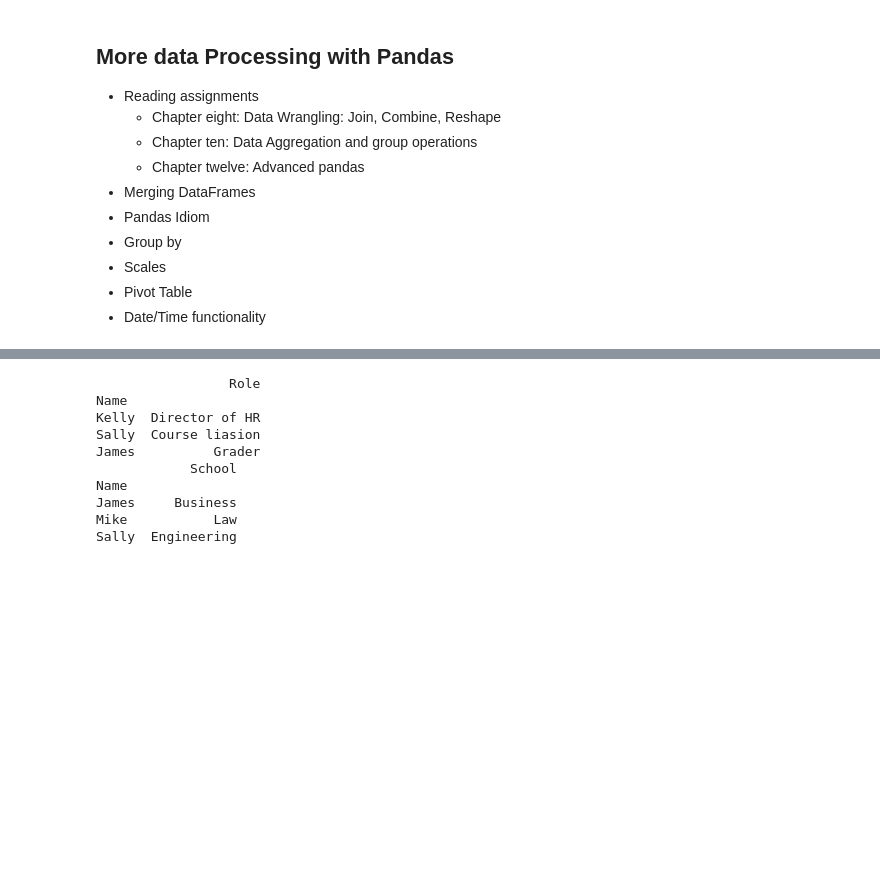
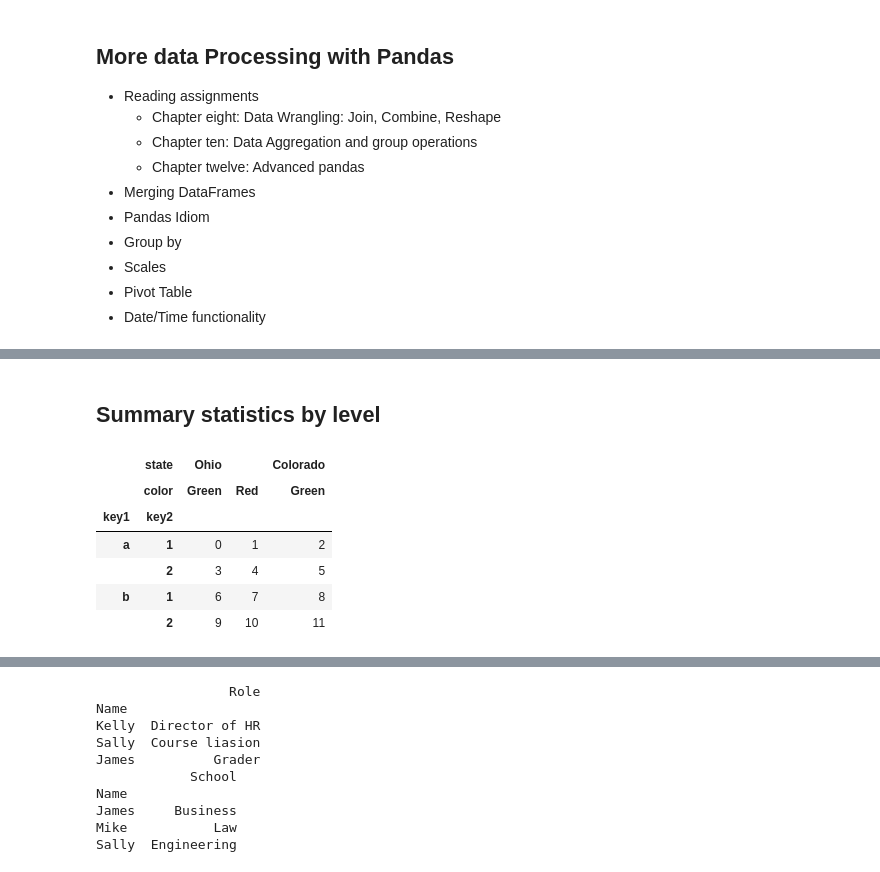
Before and after one commit to jmelendezgeo/Apuntes-Data-Science, a Jupyter notebook: Applied Data Science with Python - Coursera Specialization /Introduction To Data Science/Semana-3.ipynb, the cells around one changed output, grey strips where cells are left out. Drawn from its saved outputs; the diff is of its cells as text; code cells hidden in the pictures; blank space fills up the shorter version.

```diff
--- a/Applied Data Science with Python - Coursera Specialization /Introduction To Data Science/Semana-3.ipynb
+++ b/Applied Data Science with Python - Coursera Specialization /Introduction To Data Science/Semana-3.ipynb
@@ -12,0 +86,8 @@
+# %%
+# En un Dataframe tenemos que cualqueir axis puede tener un hiearchical index:
+
+frame = pd.DataFrame(np.arange(12).reshape((4, 3)),
+                     index=[['a', 'a', 'b', 'b'], [1, 2, 1, 2]],
+                     columns=[['Ohio', 'Ohio', 'Colorado'],
+                     ['Green', 'Red', 'Green']])
+frame
@@ -12,0 +101,18 @@
+# %% [markdown]
+## Summary statistics by level
+# %%
+# Hay estadisticas descriptivas y resumenes de un DAtaFrame o serie que tienen una opcion de Level
+# Por ejemplo, vemos que nuestro set de datos podria nombrarse segun la gerarquia de indices, demos un nombre:
+
+frame.index.names = ['key1','key2']
+frame.columns.names = ['state','color']
+
+frame
+# %% [output]
+|  | state | Ohio |  | Colorado |
+|  | color | Green | Red | Green |
+| key1 | key2 |  |  |  |
+| a | 1 | 0 | 1 | 2 |
+|  | 2 | 3 | 4 | 5 |
+| b | 1 | 6 | 7 | 8 |
+|  | 2 | 9 | 10 | 11 |
```
Also changed, not shown: parts of 30 cells of this notebook.
